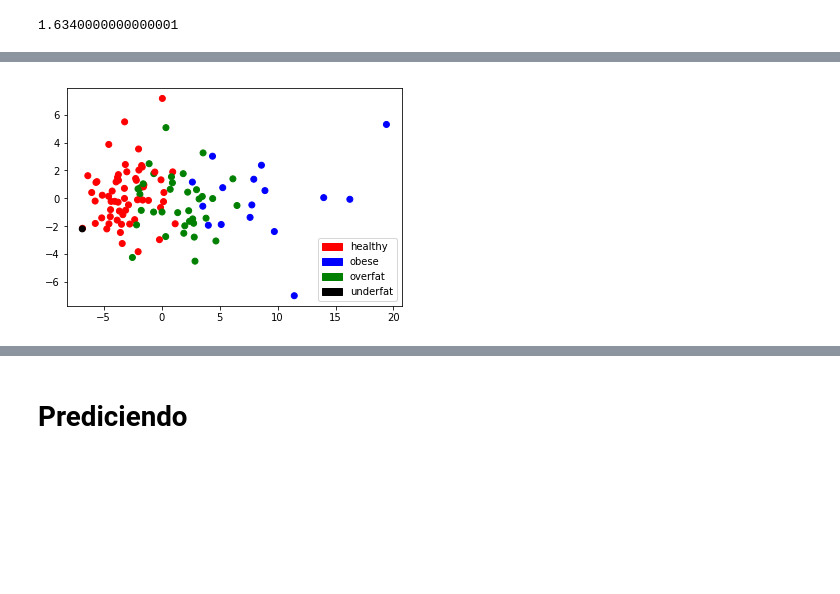
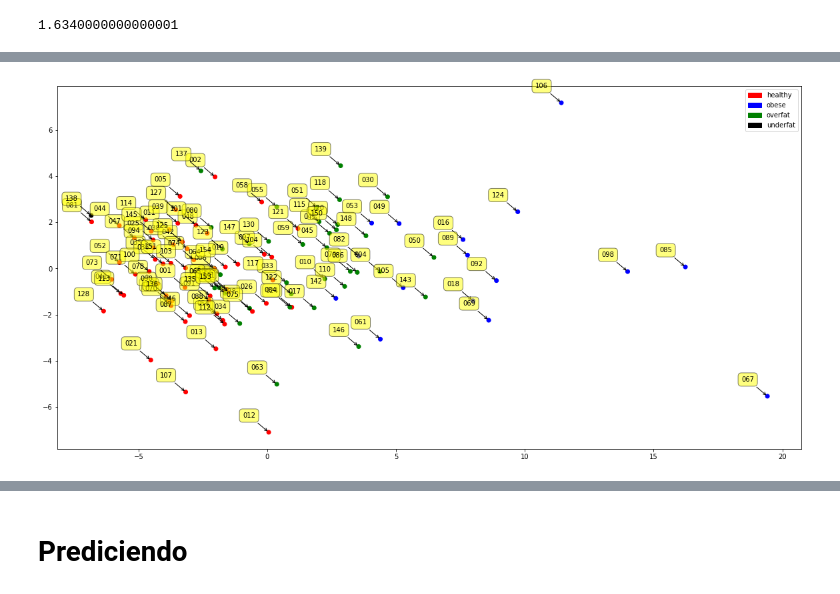
Before and after one commit to pablo1n7/pymesh-torsos-landmarks, a Jupyter notebook: pca_torsos-3.ipynb, the cells around one changed output, grey strips where cells are left out. Saved outputs shown, nothing was run; the diff lists cells and outputs as text; code cells hidden in the pictures; blank space fills up the shorter version.

```diff
--- a/pca_torsos-3.ipynb
+++ b/pca_torsos-3.ipynb
@@ -200,47 +200,48 @@ import matplotlib.patches as mpatches
 
 fig = plt.figure()
 ax = fig.add_subplot(111)
-ax.scatter(x_out[:,0],x_out[:,1],c=papercolors,marker="o")
+ax.scatter(x_out[:,0],x_out[:,1],c=colors,marker="o")
+plt.rcParams["figure.figsize"] = [20,10]
 
 red_patch = mpatches.Patch(color='red', label='healthy')
 green_patch = mpatches.Patch(color='green', label='overfat')
 blue_patch = mpatches.Patch(color='blue', label='obese')
 black_patch = mpatches.Patch(color='black', label='underfat')
 plt.legend(handles=[red_patch,blue_patch,green_patch,black_patch])
 
 
 #ax.scatter(x_out[:,0],x_out[:,1],marker="o")
 
 
 
 # for label, x, y in zip(np.array(ids)[fat_class], x_out[fat_class,7], x_out[fat_class,0]):
 #     plt.annotate(
 #         label,
 #         xy=(x, y), xytext=(-20, 20),
 #         textcoords='offset points', ha='right', va='bottom',
 #         bbox=dict(boxstyle='round,pad=0.5', fc='yellow', alpha=0.5),
 #         arrowprops=dict(arrowstyle = '->', connectionstyle='arc3,rad=0'))
 
 # for label, x, y in zip(np.array(ids), x_out[:,0], x_out[:,1]):
 #     plt.annotate(
 #         label,
 #         xy=(x, y), xytext=(-20, 20),
 #         textcoords='offset points', ha='right', va='bottom',
 #         bbox=dict(boxstyle='round,pad=0.5', fc='yellow', alpha=0.5),
 #         arrowprops=dict(arrowstyle = '->', connectionstyle='arc3,rad=0'))
 
-# # for label, x, y in zip(np.array(ids), x_out[:,0], x_out[:,1]):
-# #     plt.annotate(
-# #         label,
-# #         xy=(x, y), xytext=(-20, 20),
-# #         textcoords='offset points', ha='right', va='bottom',
-# #         bbox=dict(boxstyle='round,pad=0.5', fc='yellow', alpha=0.5),
-# #         arrowprops=dict(arrowstyle = '->', connectionstyle='arc3,rad=0'))
+for label, x, y in zip(np.array(ids), x_out[:,0], x_out[:,1]):
+    plt.annotate(
+        label,
+        xy=(x, y), xytext=(-20, 20),
+        textcoords='offset points', ha='right', va='bottom',
+        bbox=dict(boxstyle='round,pad=0.5', fc='yellow', alpha=0.5),
+        arrowprops=dict(arrowstyle = '->', connectionstyle='arc3,rad=0'))
 
 plt.legend(loc='best')
 
 plt.show()
 # %% [output]
-[figure, old version]
+[figure, new version]
 # %%
 pca.explained_variance_
```
Also changed, not shown: parts of 10 cells of this notebook, 9 other files.
